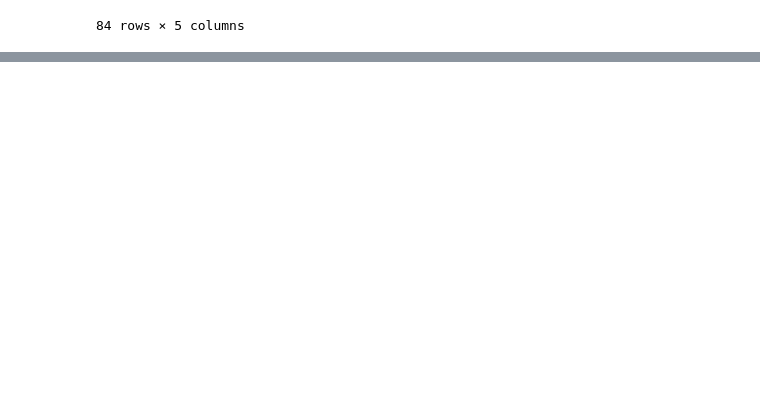
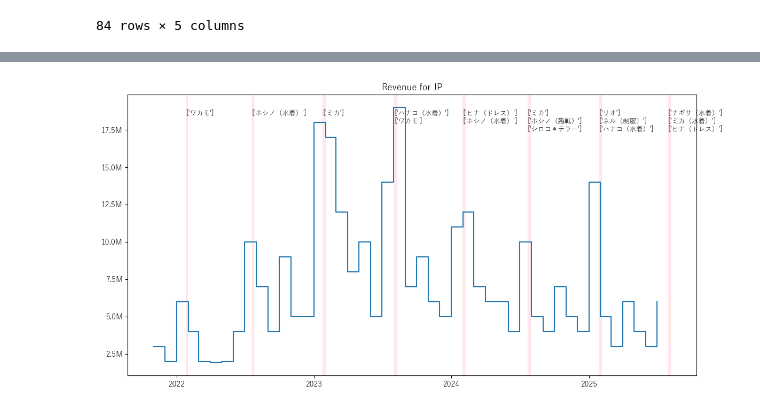
Before and after one commit to willowisp01/blue-archive-forecasting, a Jupyter notebook: analysis.ipynb, the cells around one changed output, grey strips where cells are left out. Cells and saved outputs as stored; diff of their text form; code cells hidden in the pictures; blank space fills up the shorter version.

Commit message:
Add banner and story impact

```diff
--- a/analysis.ipynb
+++ b/analysis.ipynb
@@ -217,0 +293,46 @@ plot_revenue_yearly(revenue)
+# %%
+GACHA_COLORS = {
+    'PickupGacha' : 'lightblue',
+    'LimitedGacha' : 'orange',
+    'FesGacha' : 'pink'
+}
+# %%
+def banner_region_plotter(ax: matplotlib.axes.Axes, event_df: pd.DataFrame, label: bool = False):
+    '''
+    A helper to plot banners on the yearly chart.
+    All banners should be of a single type (so for example, event_df
+    can be something like fes_banners_jp, which contains only the
+    fes banners.)
+
+    Parameters
+    ----------
+    ax : matplotlib.axes.Axes
+        The axes on which to plot the banners.
+    event_df : pd.DataFrame
+        Banner of a specific type (e.g. FesGacha)
+    label: Whether to label the banners.
+        Too much labelling might be a little messy.
+    '''
+
+    color = GACHA_COLORS.get(event_df['gachaType'].iloc[0], 'gray')
+
+    grouped = (event_df.groupby(['startAt', 'endAt']))['rateups']
+    grouped = grouped.apply(lambda x: "\n".join(map(str, x))) # rateups is a list of strings.
+    grouped = grouped.reset_index() # removes the multiindex, returning a df
+
+    for _, row in grouped.iterrows():
+        ax.axvspan(row['startAt'], row['endAt'], color=color, alpha=0.3)
+        if label:
+            ax.text(
+                row['startAt'], # x position
+                ax.get_ylim()[1]*0.95,   # y_position (top of the plot)
+                row['rateups'],
+                # color=color,
+            fontsize=9,
+            verticalalignment='top'
+        )
+# %%
+fes_banners_jp = all_banners_jp[all_banners_jp['gachaType'] == 'FesGacha']
+plot_revenue_yearly(df=revenue, region='JP', events_df=fes_banners_jp, step=True, custom_plotter=banner_region_plotter, label=True)
+# %% [output]
+[figure, added]
```
Also changed, not shown: parts of 23 cells of this notebook.
